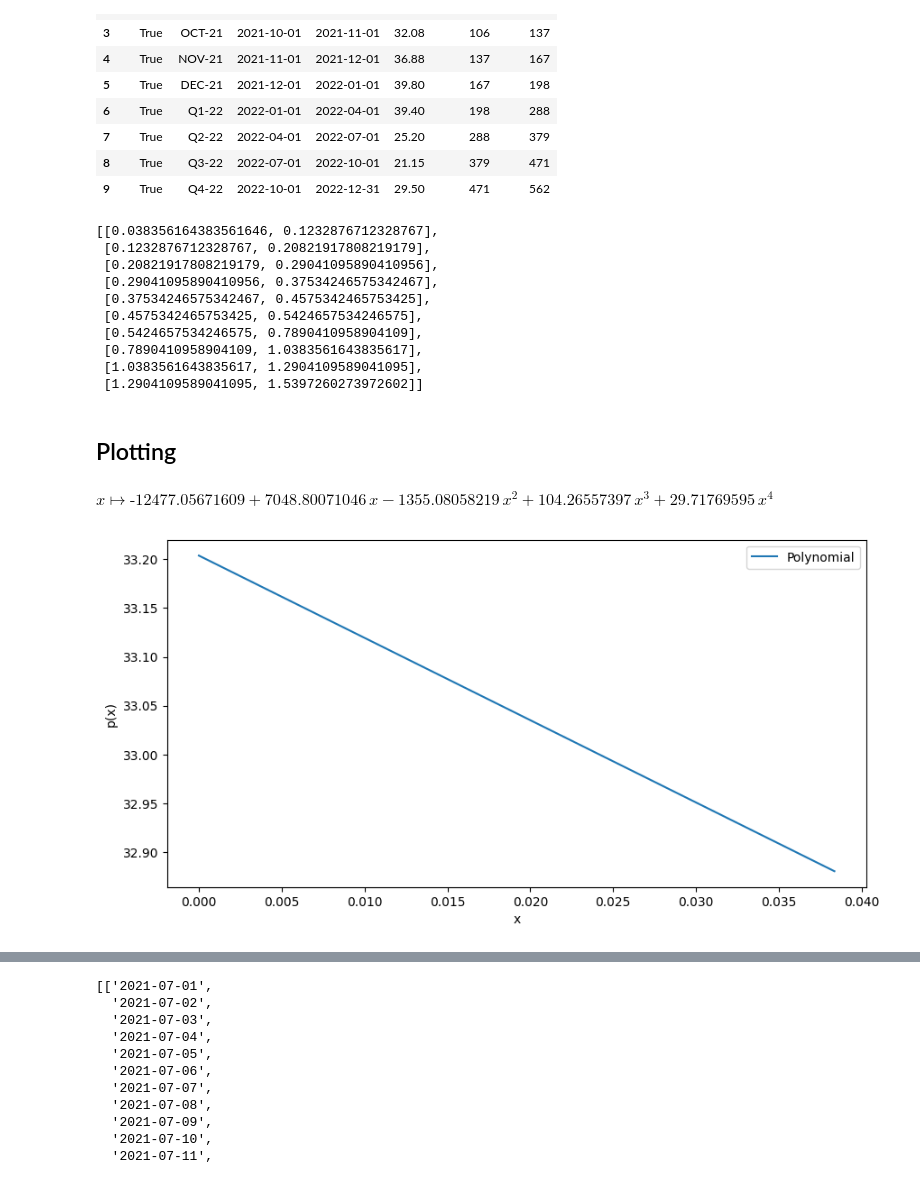
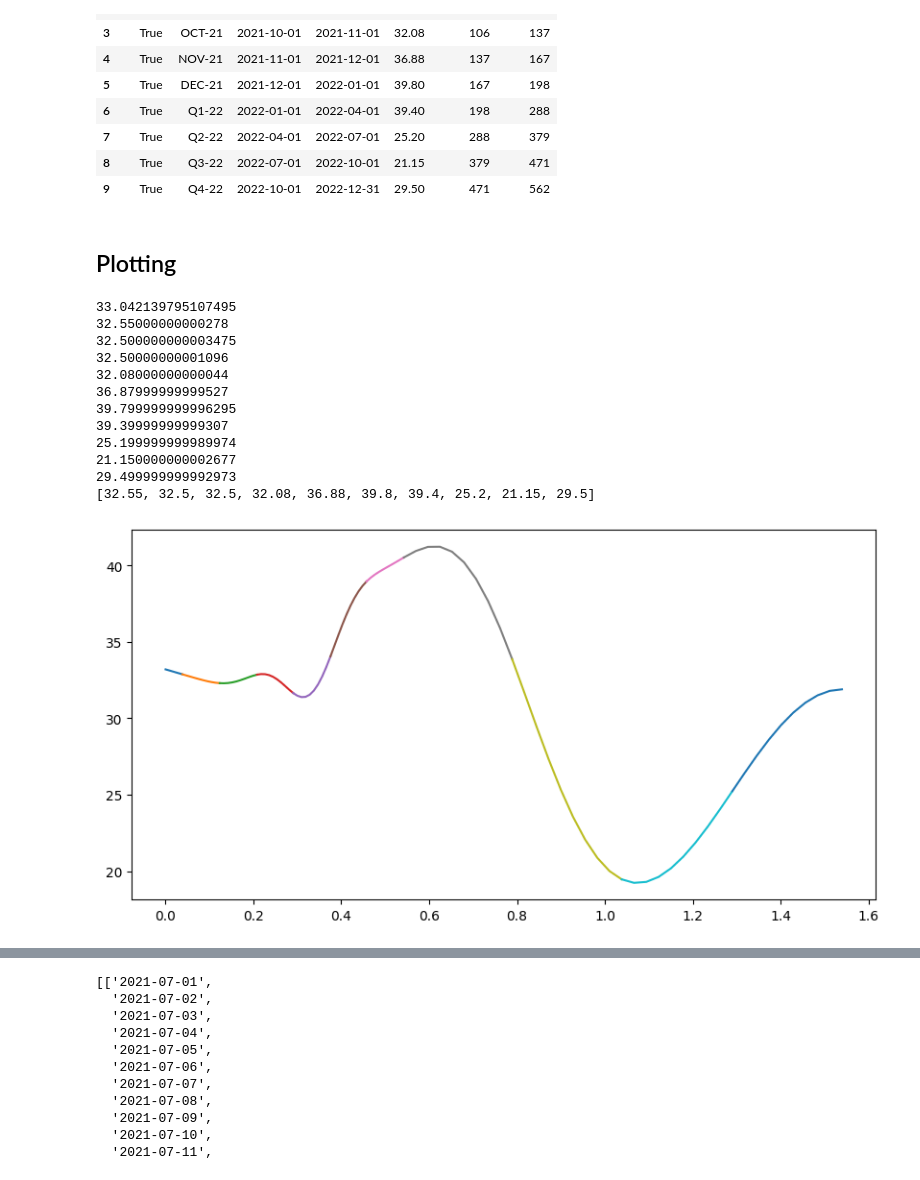
Before and after one commit to bmyksvoll/curves, a Jupyter notebook: example-overlap.ipynb, the cells around one changed output, grey strips where cells are left out. Saved outputs shown, nothing was run; the diff lists cells and outputs as text; code cells hidden in the pictures.

```diff
--- a/example-overlap.ipynb
+++ b/example-overlap.ipynb
@@ -66,68 +63,41 @@ H = builder.calc_big_H(knots)
 A = builder.calc_big_A(knots, taus)
 B = builder.calc_B(forward_prices, knots,taus)
 X = builder.solve_lineq(H, A, B)
-taus
-# %% [output]
-[[0.038356164383561646, 0.1232876712328767],
- [0.1232876712328767, 0.20821917808219179],
- [0.20821917808219179, 0.29041095890410956],
- [0.29041095890410956, 0.37534246575342467],
- [0.37534246575342467, 0.4575342465753425],
- [0.4575342465753425, 0.5424657534246575],
- [0.5424657534246575, 0.7890410958904109],
- [0.7890410958904109, 1.0383561643835617],
- [1.0383561643835617, 1.2904109589041095],
- [1.2904109589041095, 1.5397260273972602]]
-# %%
-from datetime import datetime, timedelta
-
-# List to hold lists of daily dates for each row
-list_of_daily_dates = []
-
-# Loop through each row and create a list of dates for that row
-for from_date, to_date in zip(df['From'], data['To']):
-    # Convert the 'From' and 'To' dates to datetime objects
-
-    # Generate the list of dates for the current row
-    current_row_dates = [(start_date + timedelta(days=x)).strftime('%Y-%m-%d')
-                         for x in range((end_date - start_date).days)]
-
-    # Append the list of dates for the current row to the main list
-    list_of_daily_dates.append(current_row_dates)
-
-# Now 'list_of_daily_dates' contains a list of lists with daily dates for each row
 # %% [markdown]
 ## Plotting
 # %%
+import openpyxl
 import numpy as np
 from numpy.polynomial import Polynomial
 import matplotlib.pyplot as plt
-coef = X[0]
-coef=coef[::-1]
-
-p =Polynomial(coef)
-x = np.linspace(0,0.038356164383561646,1000)
-
-y = p(x)
 
 # Plot the polynomial
 plt.figure(figsize=(10, 5))
-plt.plot(x, y, label='Polynomial')
 
-# Label the axes
-plt.xlabel('x')
-plt.ylabel('p(x)')
+for i, coef in enumerate(X):
+    x = np.linspace(knots[i],knots[i+1], 10)
+    z = X[i]
+    z = z[::-1]
+    p = Polynomial(z)
+    integrate = p.integ()
+    integral = (integrate(knots[i+1])- integrate(knots[i]) ) / (knots[i+1] - knots[i])
+    print(integral)
+    y = p(x)
+    plt.plot(x,y, label = 'Splines')
 
-# Add a legend
-plt.legend()
-
-#for i, coef in enumerate(X):
-x = np.linspace(knots[1],knots[2], 10)
-z = X[2]
-y = Polynomial(z)
-
-#plt.plot(x,y, label = 'Splines')
-y
+pd.DataFrame(A).to_excel("A.xlsx")
+print(forward_prices)
 # %% [output]
-$x \mapsto \text{-12477.05671609} + \text{7048.80071046}\,x - \text{1355.08058219}\,x^{2} + \text{104.26557397}\,x^{3} + \text{29.71769595}\,x^{4}$
+33.042139795107495
+32.55000000000278
+32.500000000003475
+32.50000000001096
+32.08000000000044
+36.87999999999527
+39.799999999996295
+39.39999999999307
+25.199999999989974
+21.150000000002677
+29.499999999992973
+[32.55, 32.5, 32.5, 32.08, 36.88, 39.8, 39.4, 25.2, 21.15, 29.5]
-[figure, old version]
+[figure, new version]
```
Also changed, not shown: parts of 2 cells of this notebook, 1 other file.
